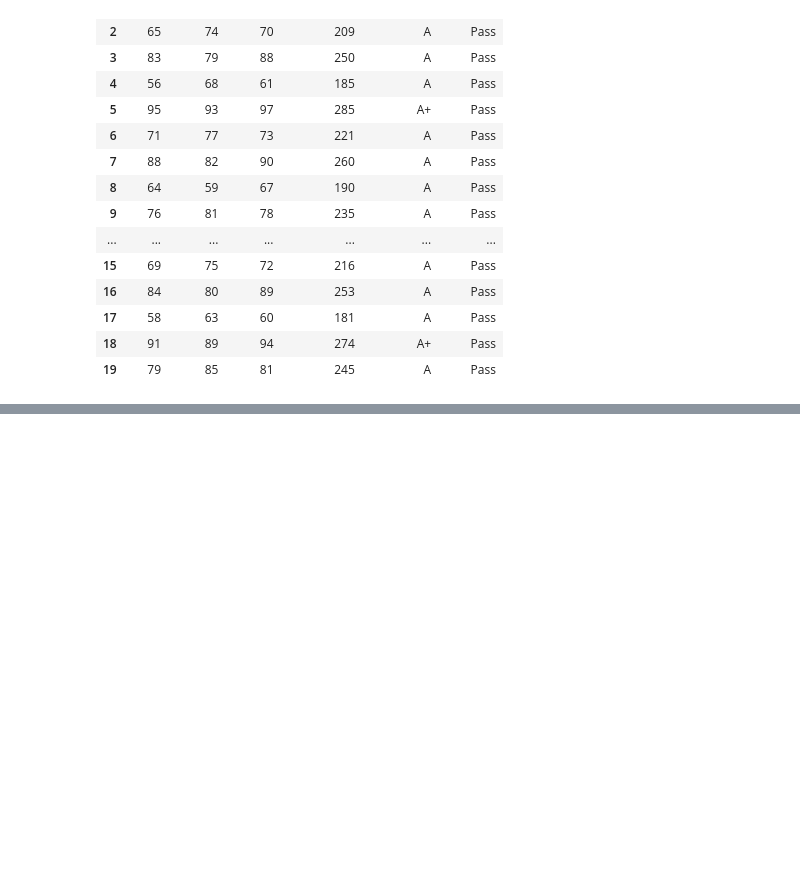
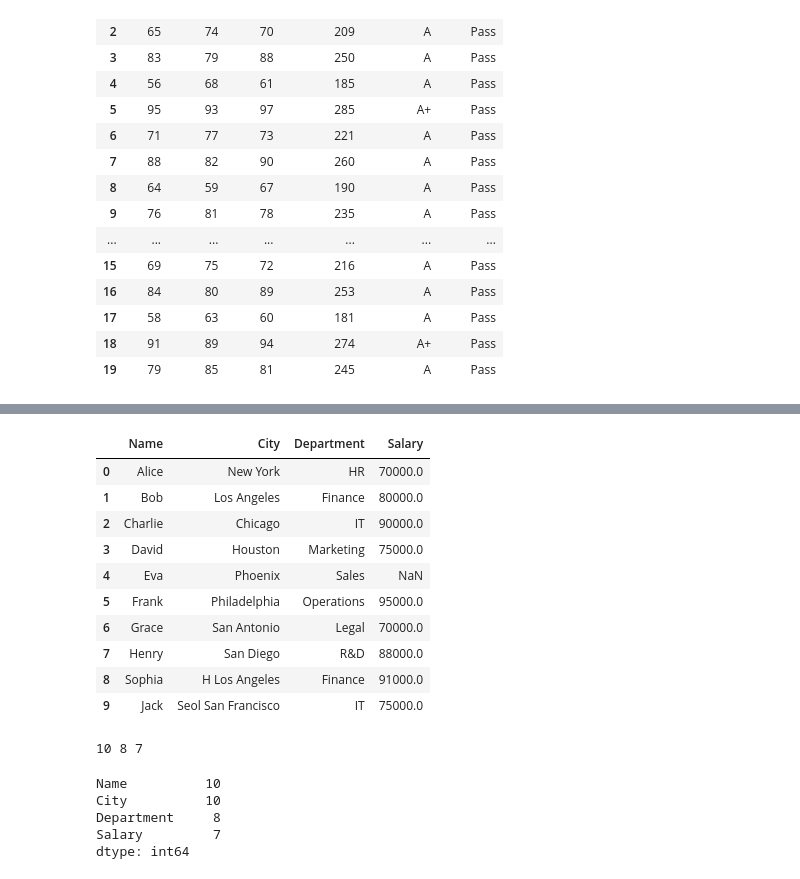
Before and after one commit to TanvirSdq/guide, a Jupyter notebook: Python/Pandas/M-14.ipynb, the cells around one changed output, grey strips where cells are left out. Cells and saved outputs as stored; diff of their text form; code cells hidden in the pictures; blank space fills up the shorter version.

```diff
--- a/Python/Pandas/M-14.ipynb
+++ b/Python/Pandas/M-14.ipynb
@@ -225,3 +225,37 @@ df_1
 | 29 | STU2026030 | 24030 | Jannatul Ferdous | Female | 21 | EEE | 3 | Chattogram | jannatul.ferdous@example.edu | 93 | ... |
 # %%
 df.to_csv("../samples/new_student_data.csv")
+# %%
+data = {
+    "Name": ['Alice', 'Bob', 'Charlie', 'David', 'Eva', 'Frank', 'Grace', 'Henry', 'Sophia', 'Jack'],
+    "City": ['New York', 'Los Angeles', 'Chicago', 'Houston', 'Phoenix', 'Philadelphia', 'San Antonio', 'San Diego', 'H Los Angeles', 'Seol San Francisco'],
+    "Department": ['HR', 'Finance', 'IT', 'Marketing', 'Sales', 'Operations', 'Legal', 'R&D', 'Finance', 'IT'],
+    "Salary": [70000, 80000, 90000, 75000, None, 95000, 70000, 88000, 91000, 75000]
+}
+
+df = pd.DataFrame(data)
+df
+# %% [output]
+|  | Name | City | Department | Salary |
+| 0 | Alice | New York | HR | 70000.0 |
+| 1 | Bob | Los Angeles | Finance | 80000.0 |
+| 2 | Charlie | Chicago | IT | 90000.0 |
+| 3 | David | Houston | Marketing | 75000.0 |
+| 4 | Eva | Phoenix | Sales | NaN |
+| 5 | Frank | Philadelphia | Operations | 95000.0 |
+| 6 | Grace | San Antonio | Legal | 70000.0 |
+| 7 | Henry | San Diego | R&D | 88000.0 |
+| 8 | Sophia | H Los Angeles | Finance | 91000.0 |
+| 9 | Jack | Seol San Francisco | IT | 75000.0 |
+# %%
+print(len(df["Name"].unique()),len(df['Salary'].unique()), df['Salary'].nunique())
+# %% [output]
+10 8 7
+# %%
+df.nunique()
+# %% [output]
+Name          10
+City          10
+Department     8
+Salary         7
+dtype: int64
```
Also changed, not shown: parts of 24 cells of this notebook, 1 other file.
